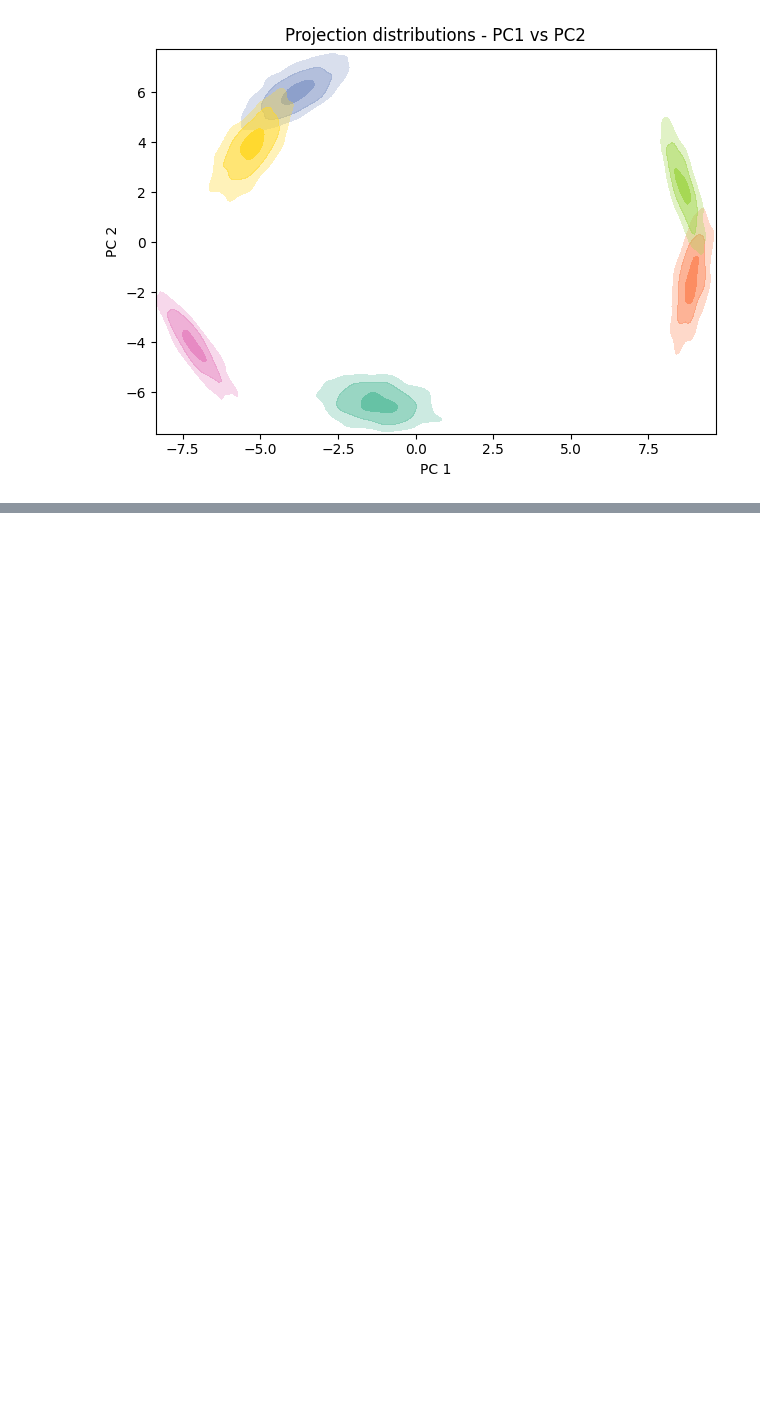
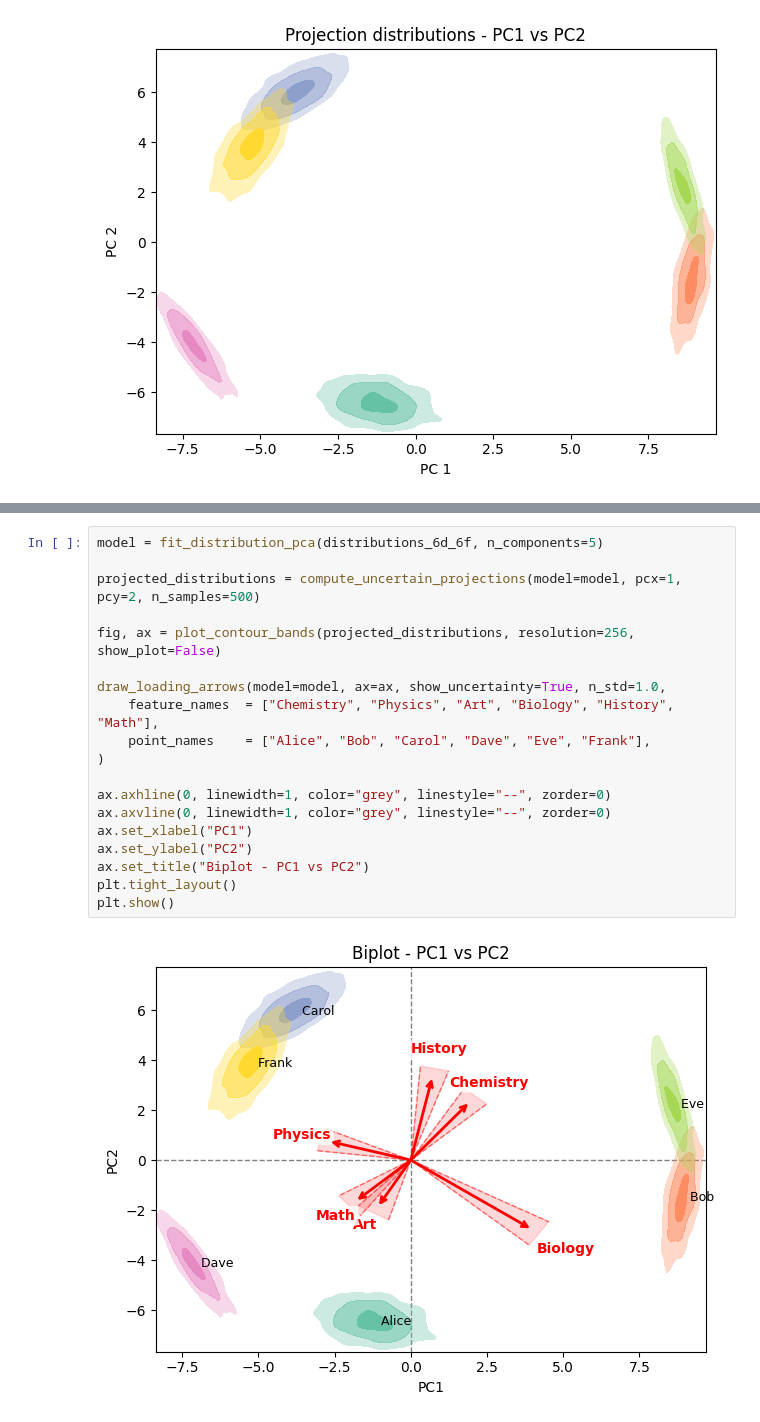
Before and after one commit to UniStuttgart-VISUS/uadapy, a Jupyter notebook: examples/vipurpca.ipynb, the cells around one changed output, grey strips where cells are left out. Saved outputs shown, nothing was run; the diff lists cells and outputs as text; blank space fills up the shorter version.

Commit message:
Add Biplot drawing utility and other refactoring changes

```diff
--- a/examples/vipurpca.ipynb
+++ b/examples/vipurpca.ipynb
@@ -174,0 +127,21 @@ plt.show()
+# %%
+model = fit_distribution_pca(distributions_6d_6f, n_components=5)
+
+projected_distributions = compute_uncertain_projections(model=model, pcx=1, pcy=2, n_samples=500)
+
+fig, ax = plot_contour_bands(projected_distributions, resolution=256, show_plot=False)
+
+draw_loading_arrows(model=model, ax=ax, show_uncertainty=True, n_std=1.0,
+    feature_names  = ["Chemistry", "Physics", "Art", "Biology", "History", "Math"],
+    point_names    = ["Alice", "Bob", "Carol", "Dave", "Eve", "Frank"],
+)
+
+ax.axhline(0, linewidth=1, color="grey", linestyle="--", zorder=0)
+ax.axvline(0, linewidth=1, color="grey", linestyle="--", zorder=0)
+ax.set_xlabel("PC1")
+ax.set_ylabel("PC2")
+ax.set_title("Biplot - PC1 vs PC2")
+plt.tight_layout()
+plt.show()
+# %% [output]
+[figure, added]
```
Also changed, not shown: parts of 5 cells of this notebook, 1 other file.
